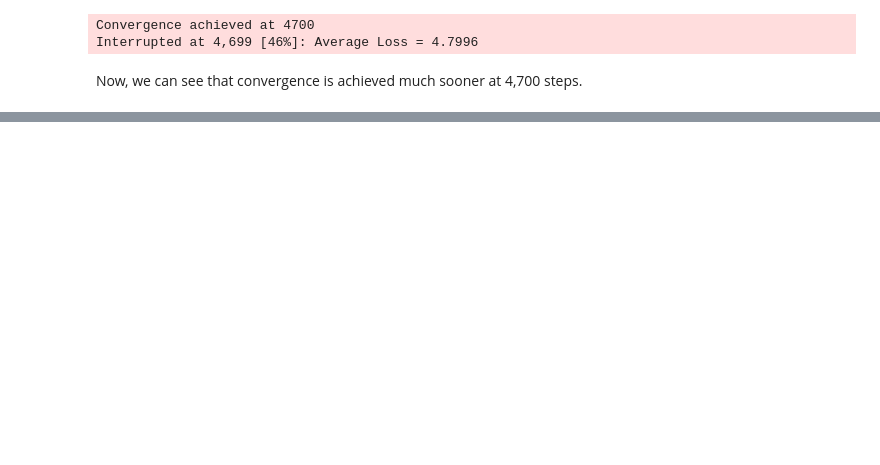
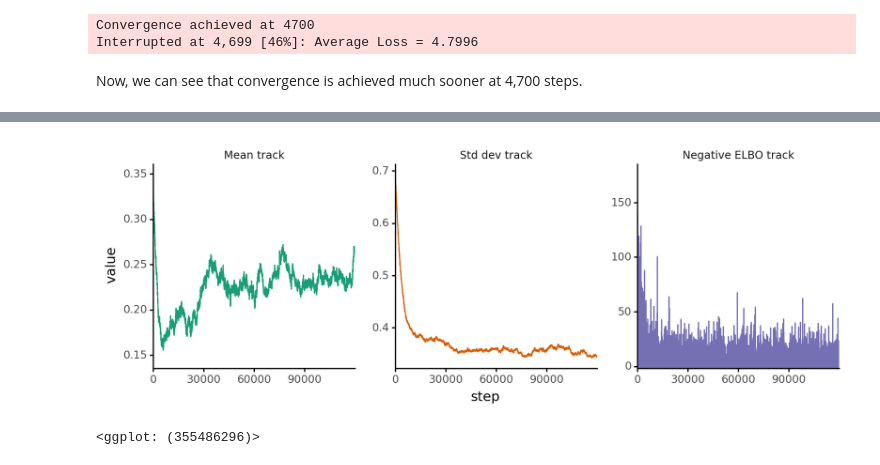
Before and after one commit to jhrcook/pymc3-tutorials, a Jupyter notebook: 026_variational-api-quickstart.ipynb, the cells around one changed output, grey strips where cells are left out. Cells and saved outputs as stored; diff of their text form; code cells hidden in the pictures; blank space fills up the shorter version.

```diff
--- a/026_variational-api-quickstart.ipynb
+++ b/026_variational-api-quickstart.ipynb
@@ -132,0 +224,8 @@ plot_vi_hist(mean_field)
+# %%
+means = [a[0] for a in tracker["mean"]]
+stds = [a[0] for a in tracker["std"]]
+
+plot_means_std_hist(means, stds, advi.hist)
+# %% [output]
+[figure, added]
+<ggplot: (355486296)>
```
Also changed, not shown: parts of 60 cells of this notebook, 11 other files.
